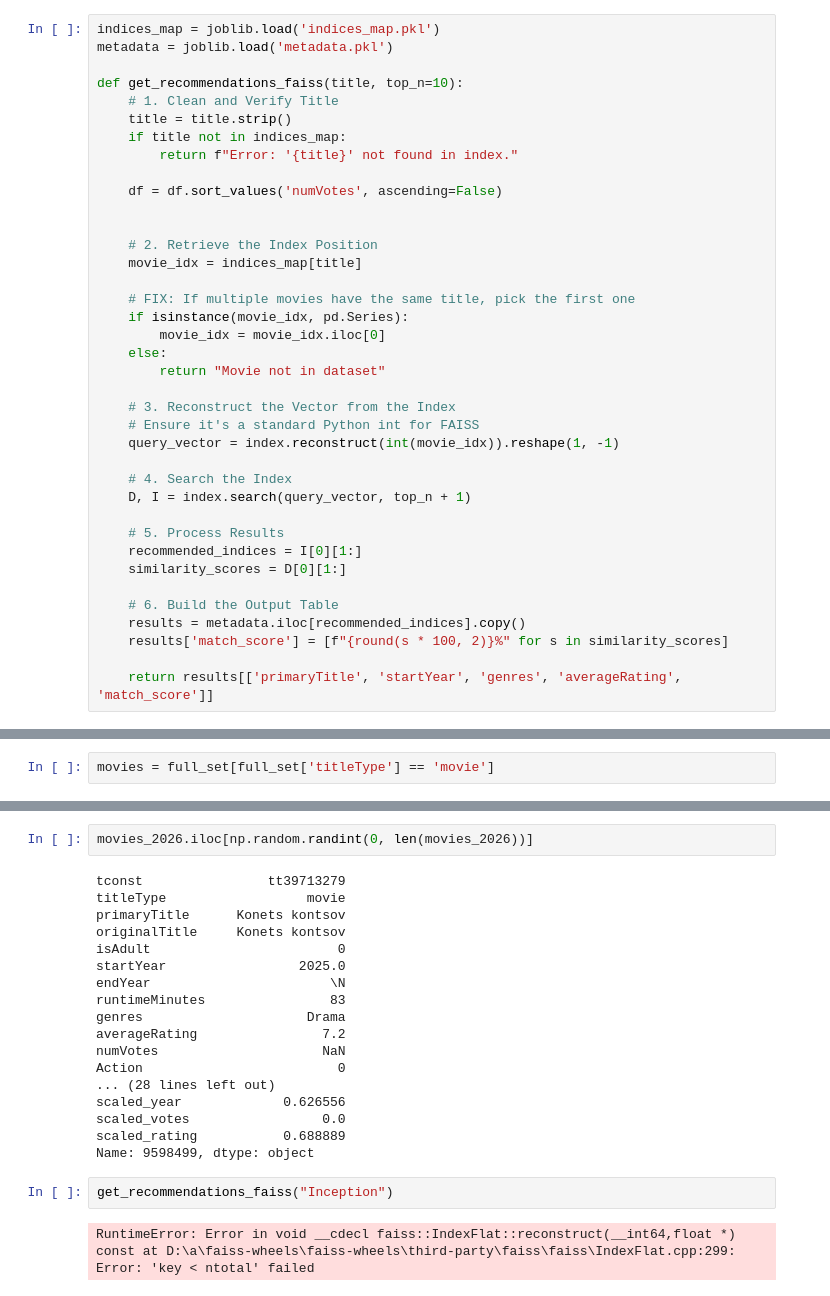
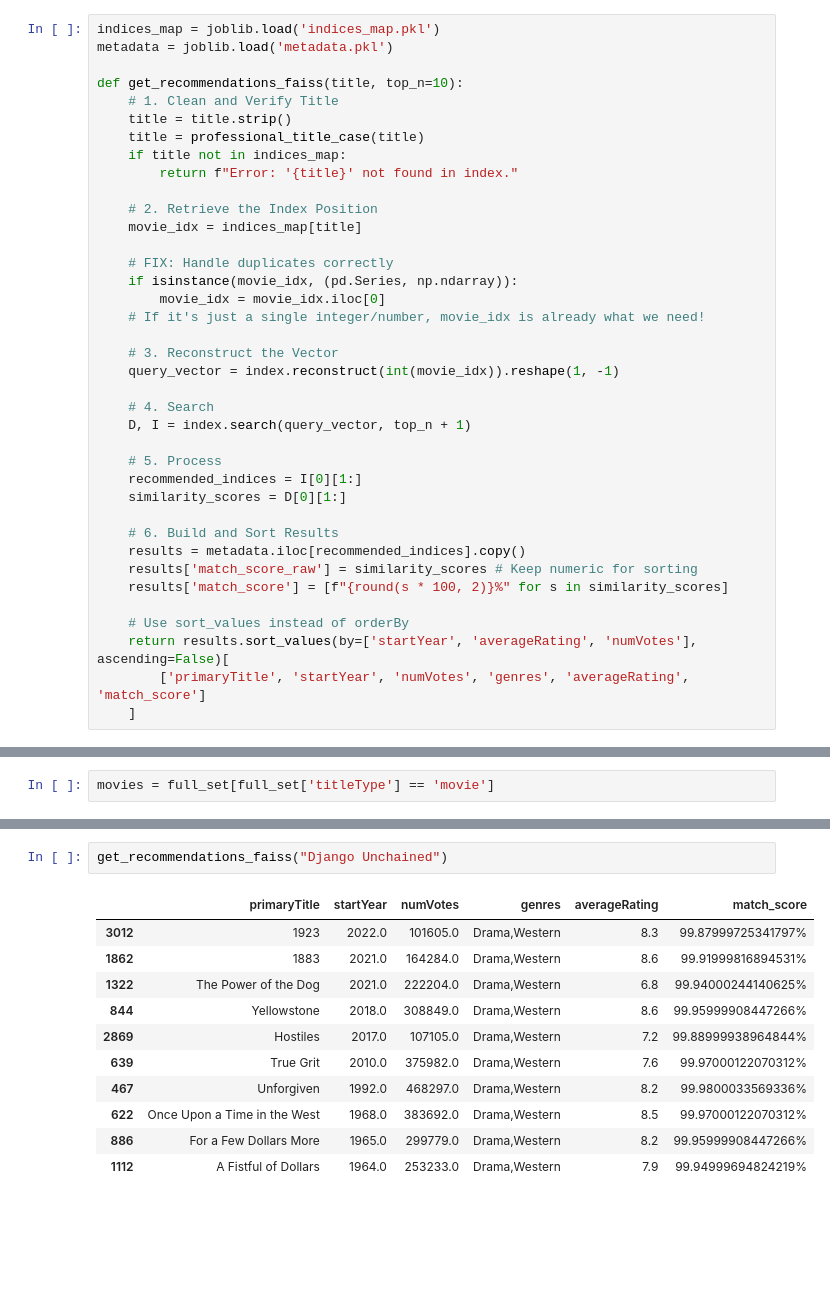
Before and after one commit to lewinskie254/movie-recommender, a Jupyter notebook: movie_dataset.ipynb, the cells around one changed output, grey strips where cells are left out. Cells and saved outputs as stored; diff of their text form; blank space fills up the shorter version.

Commit message:
added regex title casing for as a way to handle incorrectly cased movie titles

```diff
--- a/movie_dataset.ipynb
+++ b/movie_dataset.ipynb
@@ -463,35 +472,35 @@ metadata = joblib.load('metadata.pkl')
 def get_recommendations_faiss(title, top_n=10):
     # 1. Clean and Verify Title
     title = title.strip()
+    title = professional_title_case(title)
     if title not in indices_map:
         return f"Error: '{title}' not found in index."
-
-    df = df.sort_values('numVotes', ascending=False)
-
 
     # 2. Retrieve the Index Position
     movie_idx = indices_map[title]
 
-    # FIX: If multiple movies have the same title, pick the first one
-    if isinstance(movie_idx, pd.Series):
+    # FIX: Handle duplicates correctly
+    if isinstance(movie_idx, (pd.Series, np.ndarray)):
         movie_idx = movie_idx.iloc[0]
-    else:
-        return "Movie not in dataset"
+    # If it's just a single integer/number, movie_idx is already what we need!
 
-    # 3. Reconstruct the Vector from the Index
-    # Ensure it's a standard Python int for FAISS
+    # 3. Reconstruct the Vector
     query_vector = index.reconstruct(int(movie_idx)).reshape(1, -1)
 
-    # 4. Search the Index
+    # 4. Search
     D, I = index.search(query_vector, top_n + 1)
 
-    # 5. Process Results
+    # 5. Process
     recommended_indices = I[0][1:]
     similarity_scores = D[0][1:]
 
-    # 6. Build the Output Table
+    # 6. Build and Sort Results
     results = metadata.iloc[recommended_indices].copy()
+    results['match_score_raw'] = similarity_scores # Keep numeric for sorting
     results['match_score'] = [f"{round(s * 100, 2)}%" for s in similarity_scores]
 
-    return results[['primaryTitle', 'startYear', 'genres', 'averageRating', 'match_score']]
+    # Use sort_values instead of orderBy
+    return results.sort_values(by=['startYear', 'averageRating', 'numVotes'], ascending=False)[
+        ['primaryTitle', 'startYear', 'numVotes', 'genres', 'averageRating', 'match_score']
+    ]
 # %%
@@ -629,24 +648,14 @@ movies_2026 = movies[(movies['startYear'] > 2024) & (movies['averageRating'] > 7
-# %%
-movies_2026.iloc[np.random.randint(0, len(movies_2026))]
-# %% [output]
-tconst                tt39713279
-titleType                  movie
-primaryTitle      Konets kontsov
-originalTitle     Konets kontsov
-isAdult                        0
-startYear                 2025.0
-endYear                       \N
-runtimeMinutes                83
-genres                     Drama
-averageRating                7.2
-numVotes                     NaN
-Action                         0
-... (28 lines left out)
-scaled_year             0.626556
-scaled_votes                 0.0
-scaled_rating           0.688889
-Name: 9598499, dtype: object
 # %%
-get_recommendations_faiss("Inception")
+get_recommendations_faiss("Django Unchained")
 # %% [output]
-RuntimeError: Error in void __cdecl faiss::IndexFlat::reconstruct(__int64,float *) const at D:\a\faiss-wheels\faiss-wheels\third-party\faiss\faiss\IndexFlat.cpp:299: Error: 'key < ntotal' failed
+|  | primaryTitle | startYear | numVotes | genres | averageRating | match_score |
+| 3012 | 1923 | 2022.0 | 101605.0 | Drama,Western | 8.3 | 99.87999725341797% |
+| 1862 | 1883 | 2021.0 | 164284.0 | Drama,Western | 8.6 | 99.91999816894531% |
+| 1322 | The Power of the Dog | 2021.0 | 222204.0 | Drama,Western | 6.8 | 99.94000244140625% |
+| 844 | Yellowstone | 2018.0 | 308849.0 | Drama,Western | 8.6 | 99.95999908447266% |
+| 2869 | Hostiles | 2017.0 | 107105.0 | Drama,Western | 7.2 | 99.88999938964844% |
+| 639 | True Grit | 2010.0 | 375982.0 | Drama,Western | 7.6 | 99.97000122070312% |
+| 467 | Unforgiven | 1992.0 | 468297.0 | Drama,Western | 8.2 | 99.9800033569336% |
+| 622 | Once Upon a Time in the West | 1968.0 | 383692.0 | Drama,Western | 8.5 | 99.97000122070312% |
+| 886 | For a Few Dollars More | 1965.0 | 299779.0 | Drama,Western | 8.2 | 99.95999908447266% |
+| 1112 | A Fistful of Dollars | 1964.0 | 253233.0 | Drama,Western | 7.9 | 99.94999694824219% |
```
Also changed, not shown: parts of 13 cells of this notebook.
